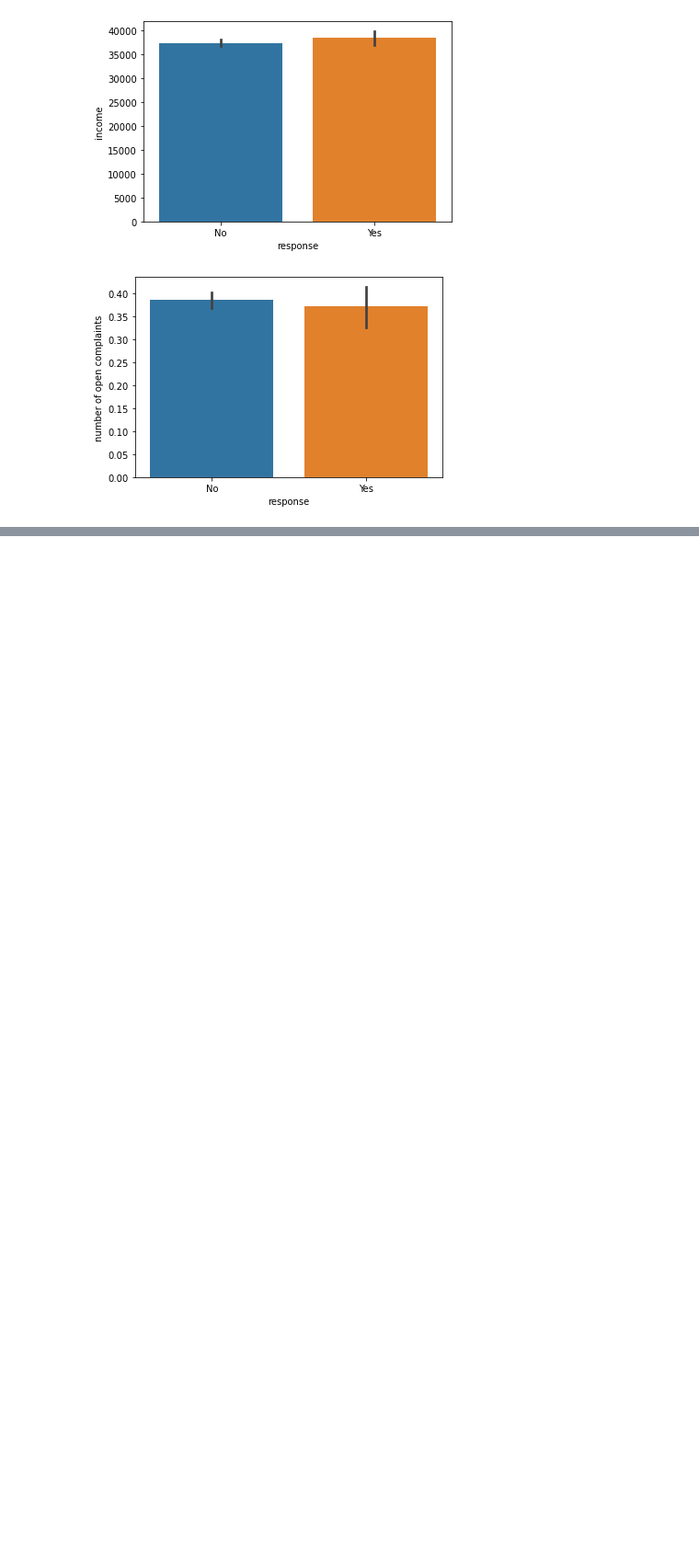
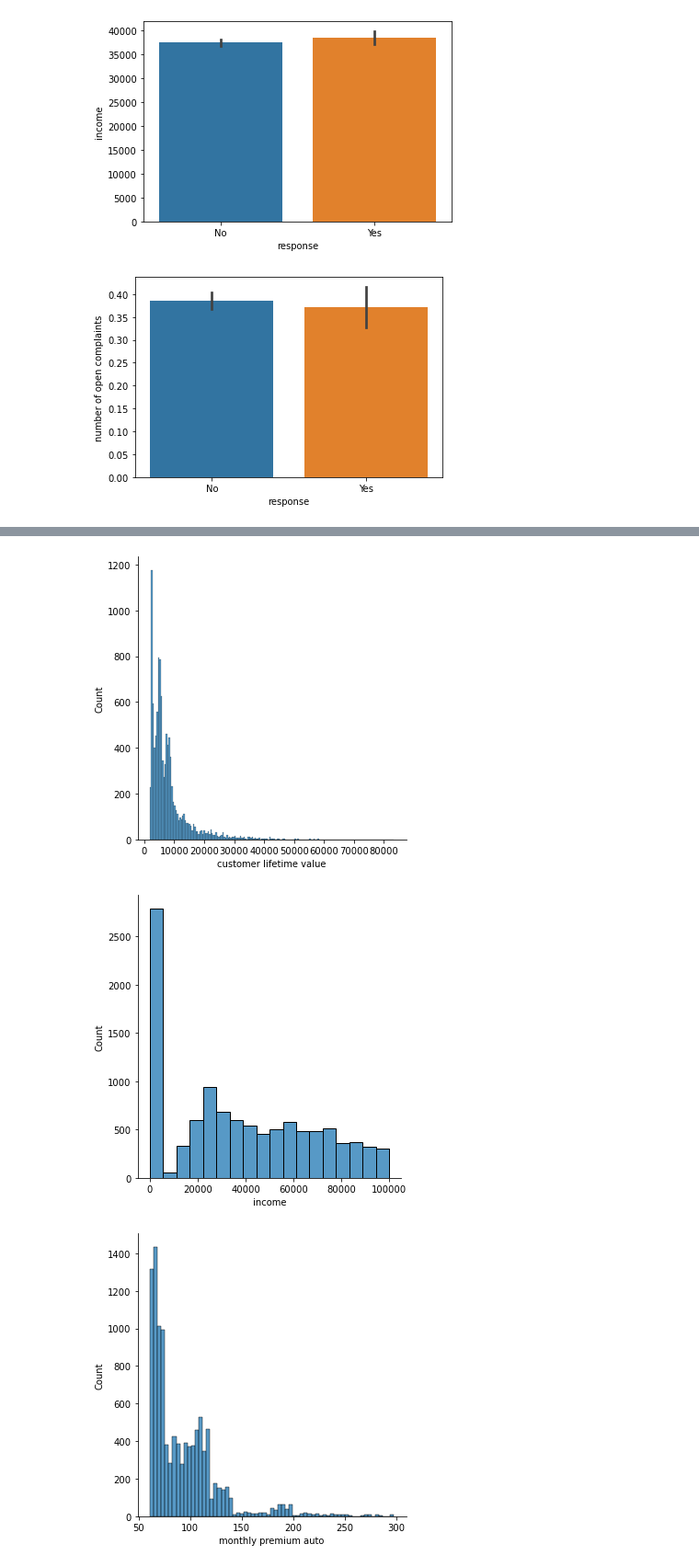
Before and after one commit to audedef/lab-customer-analysis-round-2, a Jupyter notebook: ex-lab-customer-analysis.ipynb, the cells around one changed output, grey strips where cells are left out. Shown at 92% size. Saved outputs shown, nothing was run; the diff lists cells and outputs as text; code cells hidden in the pictures; blank space fills up the shorter version.

```diff
--- a/ex-lab-customer-analysis.ipynb
+++ b/ex-lab-customer-analysis.ipynb
@@ -385,0 +468,16 @@ plt.show()
+# %%
+# another way to do it
+sns.displot(x='customer lifetime value', data=df)
+sns.displot(x='income', data=df)
+sns.displot(x='monthly premium auto', data = df)
+sns.displot(x='months since last claim', data = df)
+sns.displot(x='months since policy inception', data=df)
+sns.displot(x='number of open complaints', data=df)
+sns.displot(x='number of policies', data = df)
+sns.displot(x='total claim amount', data = df)
+sns.displot(x='month_effective', data = df)
+plt.show()
+# %% [output]
+[figure, added]
+[figure, added]
+[figure, added]
```
Also changed, not shown: parts of 12 cells of this notebook.
